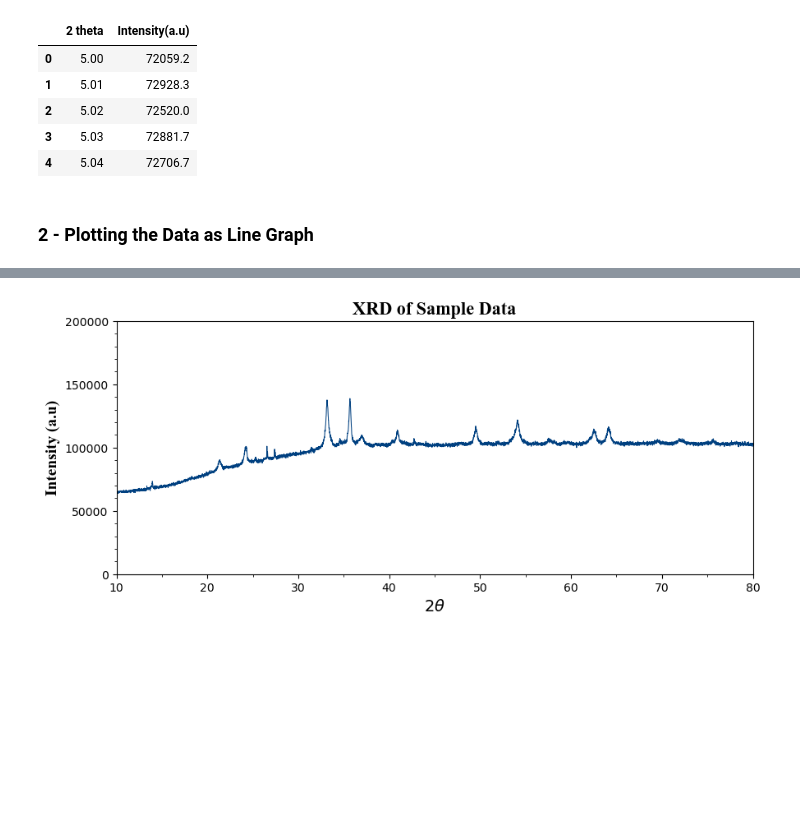
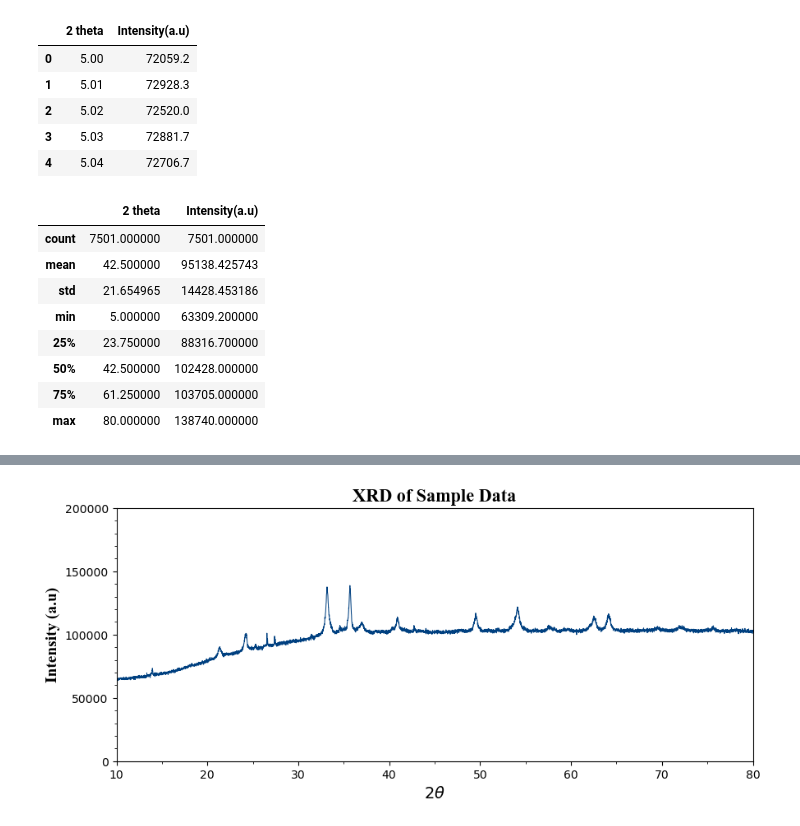
Before and after one commit to AmanShah1999/Analytical_Insights_with_Python-AIP-, a Jupyter notebook: A1_XRD_Data_Analysis.ipynb, the cells around one changed output, grey strips where cells are left out. Cells and saved outputs as stored; diff of their text form; code cells hidden in the pictures; blank space fills up the shorter version.

```diff
--- a/A1_XRD_Data_Analysis.ipynb
+++ b/A1_XRD_Data_Analysis.ipynb
@@ -63,6 +106,15 @@ df.head()
 | 2 | 5.02 | 72520.0 |
 | 3 | 5.03 | 72881.7 |
 | 4 | 5.04 | 72706.7 |
-# %% [markdown]
-<a name='2'></a>
-### 2 - Plotting the Data as Line Graph
+# %%
+df.describe()
+# %% [output]
+|  | 2 theta | Intensity(a.u) |
+| count | 7501.000000 | 7501.000000 |
+| mean | 42.500000 | 95138.425743 |
+| std | 21.654965 | 14428.453186 |
+| min | 5.000000 | 63309.200000 |
+| 25% | 23.750000 | 88316.700000 |
+| 50% | 42.500000 | 102428.000000 |
+| 75% | 61.250000 | 103705.000000 |
+| max | 80.000000 | 138740.000000 |
```
Also changed, not shown: parts of 12 cells of this notebook, 1 other file.
